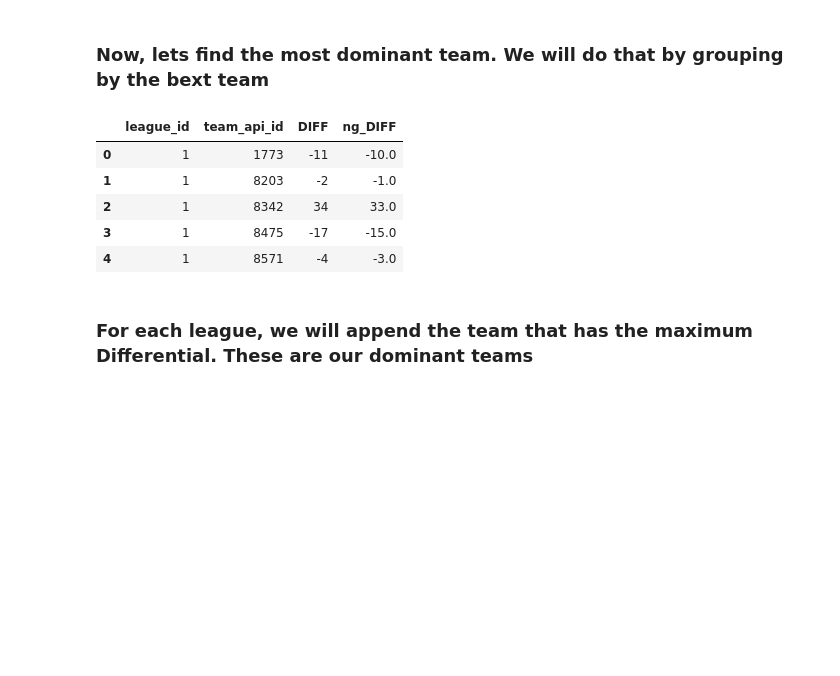
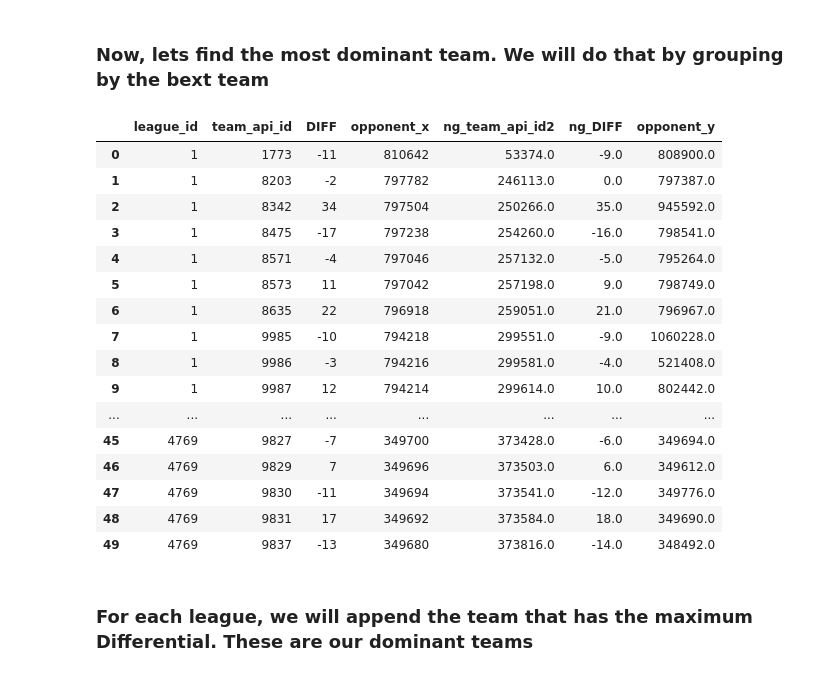
Before and after one commit to ShaleshK/project-one, a Jupyter notebook: fifa.ipynb, the cells around one changed output. Saved outputs shown, nothing was run; the diff lists cells and outputs as text; code cells hidden in the pictures; blank space fills up the shorter version.

```diff
--- a/fifa.ipynb
+++ b/fifa.ipynb
@@ -23,5 +25,8 @@ conn)
 MATCH_df["HOME_DIFF"] = MATCH_df["home_team_goal"]- MATCH_df["away_team_goal"]
 MATCH_df["AWAY_DIFF"] = MATCH_df["away_team_goal"]- MATCH_df["home_team_goal"]
 
-MATCH_home_df=MATCH_df.loc[:,["date","home_team_api_id", "HOME_DIFF","league_id"]]
-MATCH_away_df=MATCH_df.loc[:,["date","away_team_api_id", "AWAY_DIFF","league_id"]]
+MATCH_home_df=MATCH_df.loc[:,["date","home_team_api_id", "HOME_DIFF","league_id","away_team_api_id"]]
+MATCH_away_df=MATCH_df.loc[:,["date","away_team_api_id", "AWAY_DIFF","league_id","home_team_api_id"]]
+
+MATCH_away_df.head()
+MATCH_home_df.head()
@@ -28,8 +61,8 @@ MATCH_away_df=MATCH_df.loc[:,["date","away_team_api_id", "AWAY_DIFF","league_id"
 # %% [markdown]
 ### We combine the home team data with the away team data to create 1 liast of games, with the differential
 # %%
-MATCH_home_df = MATCH_home_df.rename(columns={"home_team_api_id": "team_api_id","HOME_DIFF":"DIFF" })
-MATCH_away_df = MATCH_away_df.rename(columns={"away_team_api_id": "team_api_id","AWAY_DIFF":"DIFF" })
+MATCH_home_df = MATCH_home_df.rename(columns={"home_team_api_id": "team_api_id","HOME_DIFF":"DIFF","away_team_api_id": "opponent" })
+MATCH_away_df = MATCH_away_df.rename(columns={"away_team_api_id": "team_api_id","AWAY_DIFF":"DIFF","home_team_api_id": "opponent" })
 
 frames = [MATCH_home_df, MATCH_away_df]
 all_games_unsorted = pd.concat(frames)
@@ -91,4 +135,6 @@ df_complete.head(2)
 # %%
-df_complete.drop(['index_x','index_y','ng_date','ng_team_api_id2','ng_league_id'], axis=1, inplace=True)
+df_complete.drop(['index_x','index_y','ng_date','ng_league_id'], axis=1, inplace=True)
 df_complete.head()
+
+# df_complete rules!
 # %% [output]
@@ -102,14 +148,28 @@ df_complete.head()
 ### Now, lets find the most dominant team.  We will do that by grouping by the bext team
 # %%
 df_teams = df_complete.groupby(['league_id','team_api_id'], as_index=False).sum()
-df_teams.head()
+df_teams.head(50)
+
+# df_teams = df_complete.groupby(['league_id','team_api_id']).sum()
+# df_teams.head(50)
 # %% [output]
-|  | league_id | team_api_id | DIFF | ng_DIFF |
-| 0 | 1 | 1773 | -11 | -10.0 |
-| 1 | 1 | 8203 | -2 | -1.0 |
-| 2 | 1 | 8342 | 34 | 33.0 |
-| 3 | 1 | 8475 | -17 | -15.0 |
-| 4 | 1 | 8571 | -4 | -3.0 |
+|  | league_id | team_api_id | DIFF | opponent_x | ng_team_api_id2 | ng_DIFF | opponent_y |
+| 0 | 1 | 1773 | -11 | 810642 | 53374.0 | -9.0 | 808900.0 |
+| 1 | 1 | 8203 | -2 | 797782 | 246113.0 | 0.0 | 797387.0 |
+| 2 | 1 | 8342 | 34 | 797504 | 250266.0 | 35.0 | 945592.0 |
+| 3 | 1 | 8475 | -17 | 797238 | 254260.0 | -16.0 | 798541.0 |
+| 4 | 1 | 8571 | -4 | 797046 | 257132.0 | -5.0 | 795264.0 |
+| 5 | 1 | 8573 | 11 | 797042 | 257198.0 | 9.0 | 798749.0 |
+| 6 | 1 | 8635 | 22 | 796918 | 259051.0 | 21.0 | 796967.0 |
+| 7 | 1 | 9985 | -10 | 794218 | 299551.0 | -9.0 | 1060228.0 |
+| 8 | 1 | 9986 | -3 | 794216 | 299581.0 | -4.0 | 521408.0 |
+| 9 | 1 | 9987 | 12 | 794214 | 299614.0 | 10.0 | 802442.0 |
+| ... | ... | ... | ... | ... | ... | ... | ... |
+| 45 | 4769 | 9827 | -7 | 349700 | 373428.0 | -6.0 | 349694.0 |
+| 46 | 4769 | 9829 | 7 | 349696 | 373503.0 | 6.0 | 349612.0 |
+| 47 | 4769 | 9830 | -11 | 349694 | 373541.0 | -12.0 | 349776.0 |
+| 48 | 4769 | 9831 | 17 | 349692 | 373584.0 | 18.0 | 349690.0 |
+| 49 | 4769 | 9837 | -13 | 349680 | 373816.0 | -14.0 | 348492.0 |
 # %% [markdown]
 ### For each league, we will append the team that has the maximum Differential.  These are our dominant teams
 # %%
```
Also changed, not shown: parts of 19 cells of this notebook.
